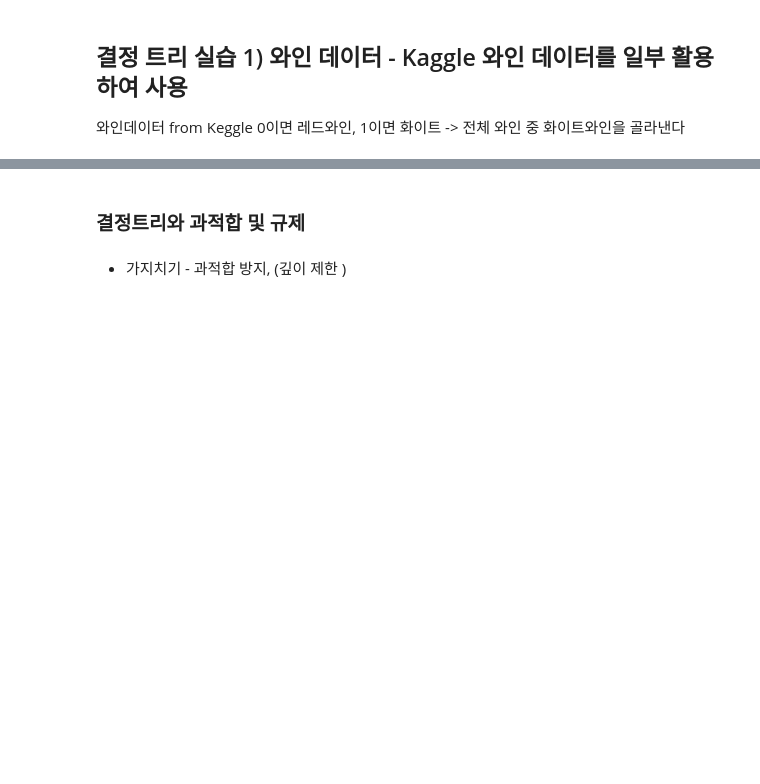
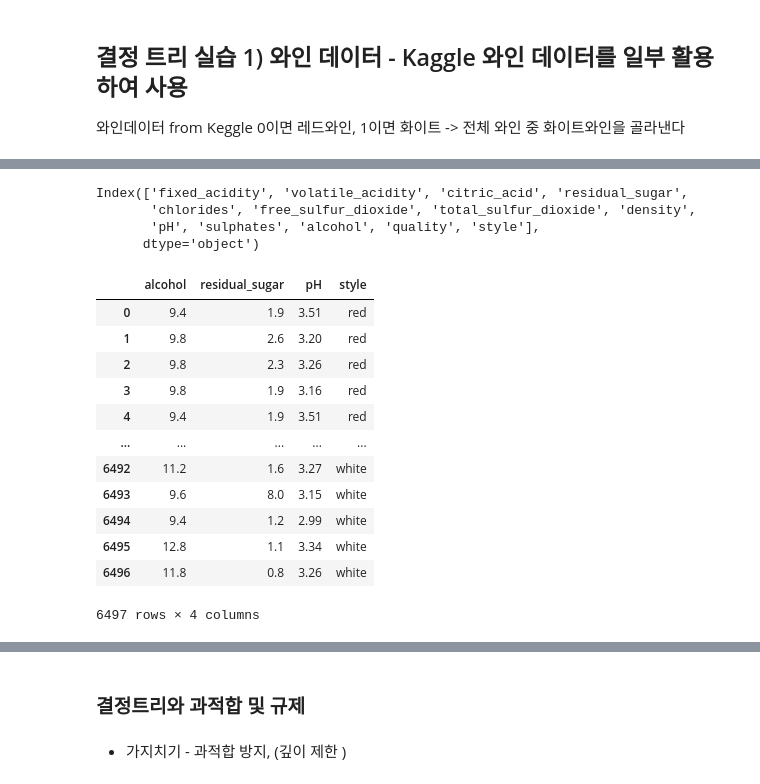
Before and after one commit to journnie/01_machine_learning, a Jupyter notebook: 300.Classification/320.0. 결정트리.ipynb, the cells around one changed output, grey strips where cells are left out. Cells and saved outputs as stored; diff of their text form; code cells hidden in the pictures; blank space fills up the shorter version.

```diff
--- a/300.Classification/320.0. 결정트리.ipynb
+++ b/300.Classification/320.0. 결정트리.ipynb
@@ -90,4 +130,28 @@ SyntaxError: invalid syntax (2176873587.py, line 1)
+# %%
+wine_kaggle.columns
+# %% [output]
+Index(['fixed_acidity', 'volatile_acidity', 'citric_acid', 'residual_sugar',
+       'chlorides', 'free_sulfur_dioxide', 'total_sulfur_dioxide', 'density',
+       'pH', 'sulphates', 'alcohol', 'quality', 'style'],
+      dtype='object')
 # %%
 # wine_kaggle의 alcohol, residual_sugar, pH, style 데이터만 사용
+# %%
+wine = wine_kaggle[['alcohol', 'residual_sugar', 'pH', 'style']]
+wine
+# %% [output]
+|  | alcohol | residual_sugar | pH | style |
+| 0 | 9.4 | 1.9 | 3.51 | red |
+| 1 | 9.8 | 2.6 | 3.20 | red |
+| 2 | 9.8 | 2.3 | 3.26 | red |
+| 3 | 9.8 | 1.9 | 3.16 | red |
+| 4 | 9.4 | 1.9 | 3.51 | red |
+| ... | ... | ... | ... | ... |
+| 6492 | 11.2 | 1.6 | 3.27 | white |
+| 6493 | 9.6 | 8.0 | 3.15 | white |
+| 6494 | 9.4 | 1.2 | 2.99 | white |
+| 6495 | 12.8 | 1.1 | 3.34 | white |
+| 6496 | 11.8 | 0.8 | 3.26 | white |
+6497 rows × 4 columns
 # %%
 # 데이터 탐색
```
Also changed, not shown: parts of 17 cells of this notebook, 15 other files.
